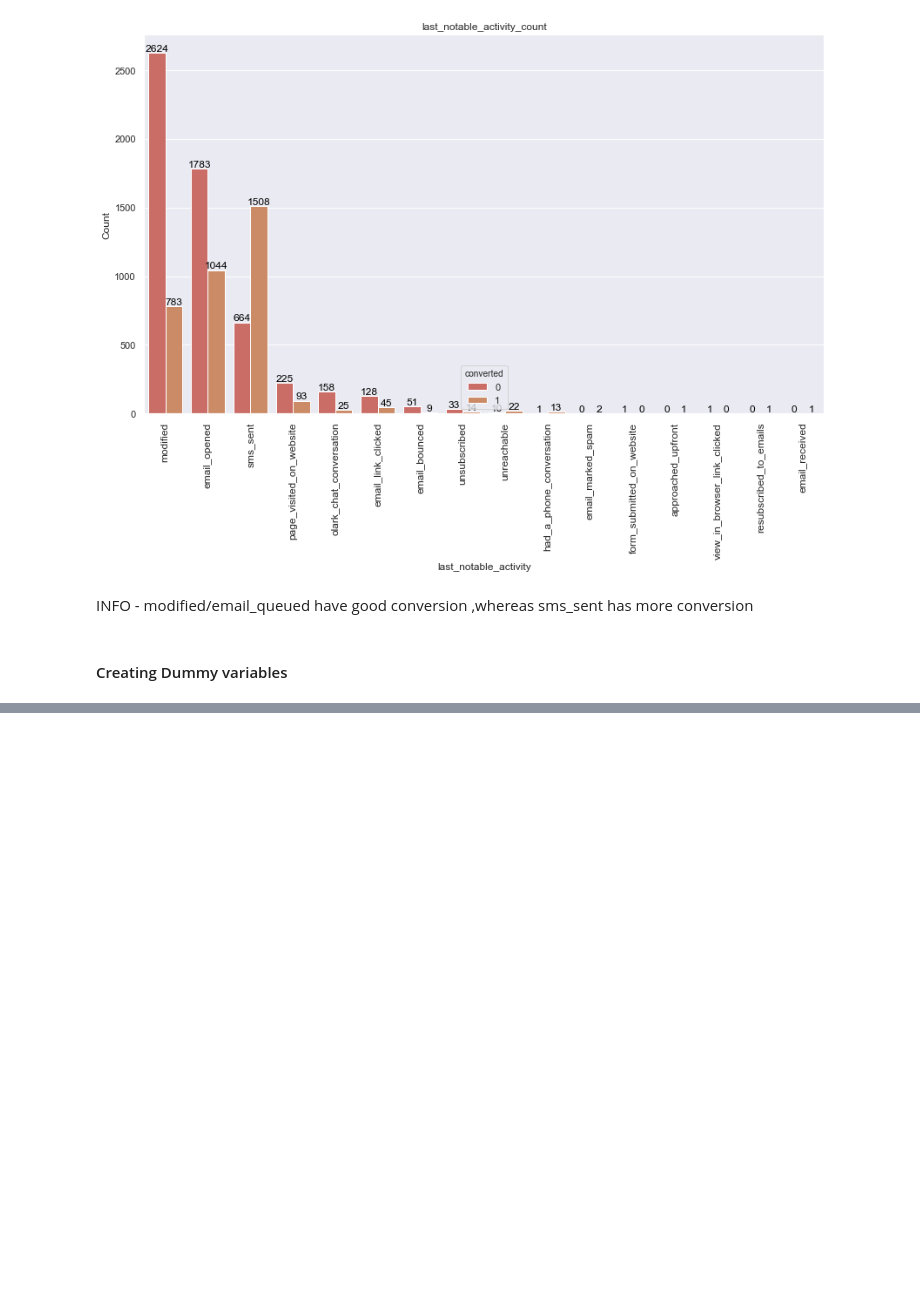
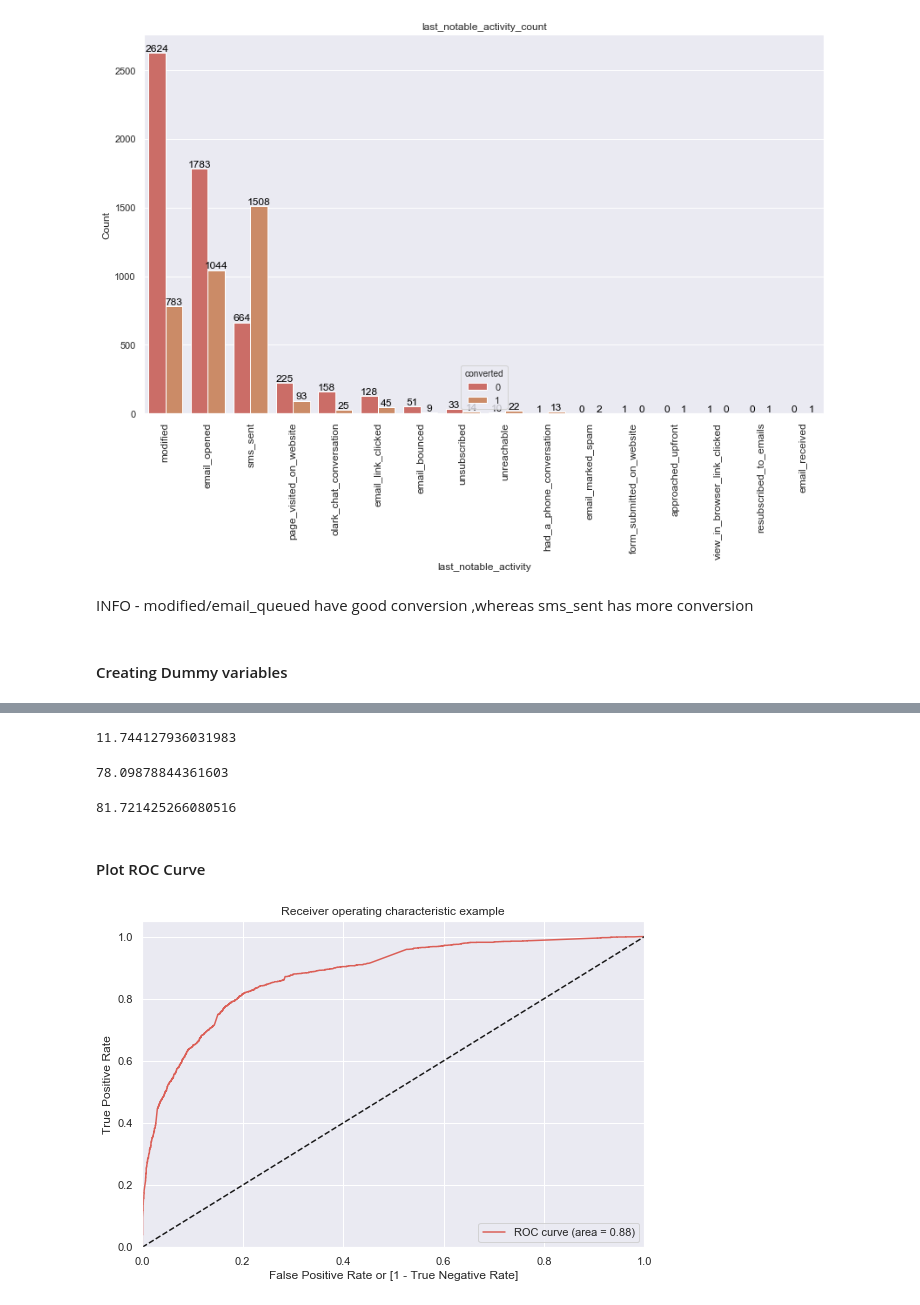
Before and after one commit to gauravsoni1112/Data-Science-Project, a Jupyter notebook: Lead Scoring/Lead Scoring Assignment/Lead-Scoring-Case-Study.ipynb, the cells around one changed output, grey strips where cells are left out. Drawn from its saved outputs; the diff is of its cells as text; code cells hidden in the pictures; blank space fills up the shorter version.

Commit message:
Leads Scoring

```diff
--- a/Lead Scoring/Lead Scoring Assignment/Lead-Scoring-Case-Study.ipynb
+++ b/Lead Scoring/Lead Scoring Assignment/Lead-Scoring-Case-Study.ipynb
@@ -1049,0 +1481,3 @@ leads_df['what_matters_most_to_you_in_choosing_a_course'] = leads_df['what_matte
+# %%
+# fit GLM
+log_reg_m3 = fit_GLM(X_train_rfe,y_train)
@@ -1049,0 +1516,2 @@ leads_df['what_matters_most_to_you_in_choosing_a_course'] = leads_df['what_matte
+# %%
+y_train_pred = log_reg_m3.predict(sm.add_constant(X_train_rfe)).values.reshape(-1)
@@ -1049,0 +1523,6 @@ leads_df['what_matters_most_to_you_in_choosing_a_course'] = leads_df['what_matte
+# %%
+y_train_pred_final = pd.DataFrame({'Converted':y_train.values,
+                                   'Conversion_Prob':y_train_pred,
+                                   'Lead_Score': y_train_pred*100})
+y_train_pred_final['Lead_ID'] = y_train.index
+y_train_pred_final.head()
@@ -1049,0 +1536,5 @@ leads_df['what_matters_most_to_you_in_choosing_a_course'] = leads_df['what_matte
+# %%
+y_train_pred_final['predicted'] = y_train_pred_final.Conversion_Prob.map(lambda x: 1 if x > 0.5 else 0)
+
+# Let's see the head
+y_train_pred_final.head()
@@ -1049,0 +1643,17 @@ leads_df['what_matters_most_to_you_in_choosing_a_course'] = leads_df['what_matte
+# %%
+#False Positive Rate
+(FP/ float(TN+FP))*100
+# %% [output]
+11.744127936031983
+# %%
+# Positive Predictive rate
+(TP / float(TP+FP))*100
+# %% [output]
+78.09878844361603
+# %%
+# Negative Predictive rate
+(TN / float(TN+ FN))*100
+# %% [output]
+81.721425266080516
+# %% [markdown]
+#### Plot ROC Curve
@@ -1049,0 +1664,4 @@ leads_df['what_matters_most_to_you_in_choosing_a_course'] = leads_df['what_matte
+# %%
+draw_roc(y_train_pred_final.Converted, y_train_pred_final.Conversion_Prob)
+# %% [output]
+[figure, added]
```
Also changed, not shown: parts of 134 cells of this notebook, 1 other file.
